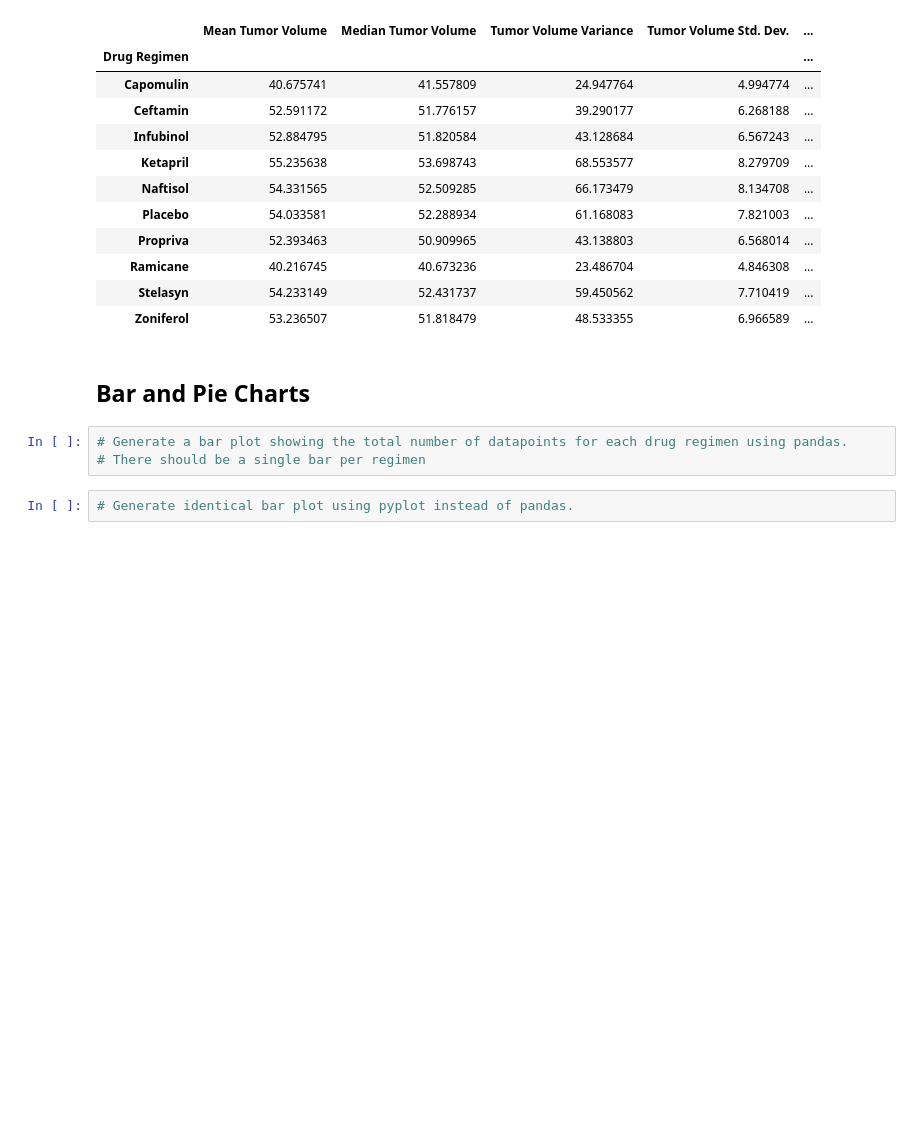
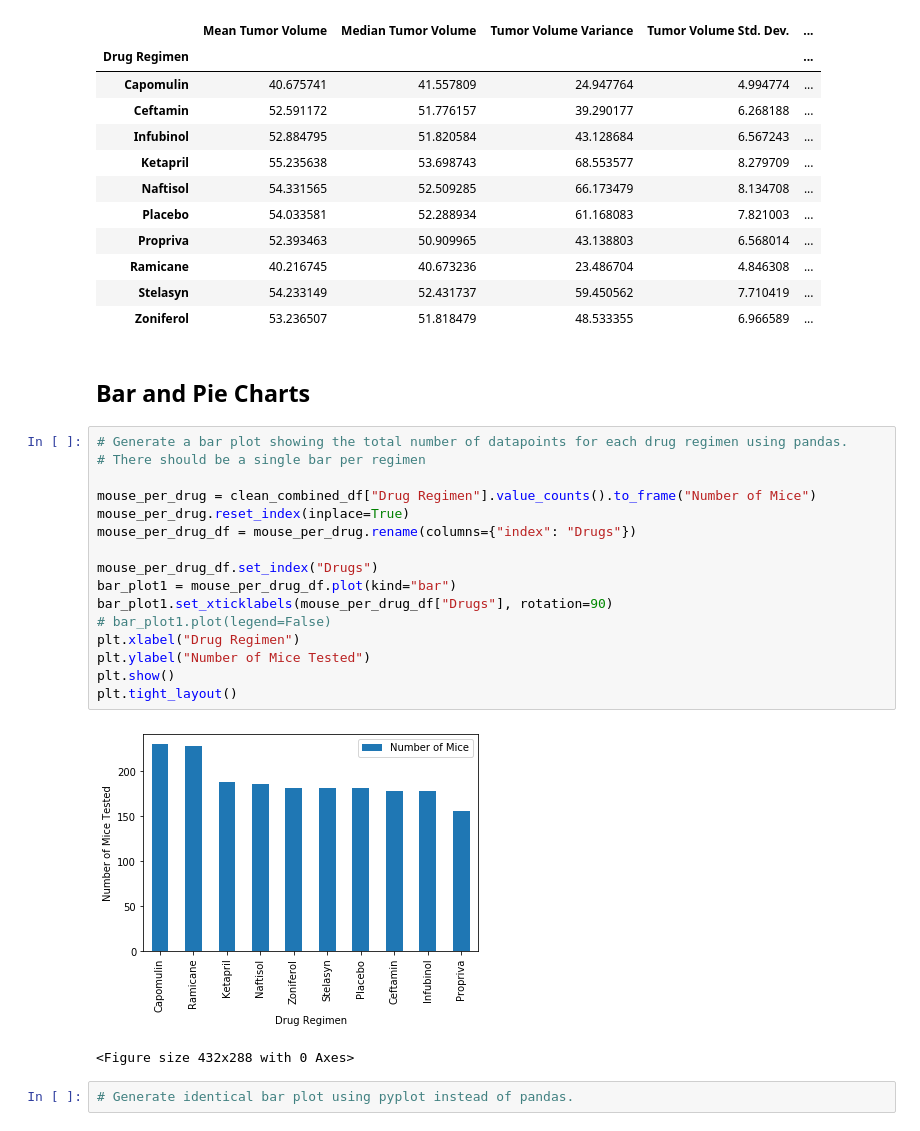
Before and after one commit to bay0624/Matplotlib-Challenge, a Jupyter notebook: pymaceuticals_starter.ipynb, the cells around one changed output. Saved outputs shown, nothing was run; the diff lists cells and outputs as text; blank space fills up the shorter version.

Commit message:
Generate Bar Plot with Pandas

```diff
--- a/pymaceuticals_starter.ipynb
+++ b/pymaceuticals_starter.ipynb
@@ -96,6 +96,22 @@ summary_stats_df
 # %%
 # Generate a bar plot showing the total number of datapoints for each drug regimen using pandas.
 # There should be a single bar per regimen
+
+mouse_per_drug = clean_combined_df["Drug Regimen"].value_counts().to_frame("Number of Mice")
+mouse_per_drug.reset_index(inplace=True)
+mouse_per_drug_df = mouse_per_drug.rename(columns={"index": "Drugs"})
+
+mouse_per_drug_df.set_index("Drugs")
+bar_plot1 = mouse_per_drug_df.plot(kind="bar")
+bar_plot1.set_xticklabels(mouse_per_drug_df["Drugs"], rotation=90)
+# bar_plot1.plot(legend=False)
+plt.xlabel("Drug Regimen")
+plt.ylabel("Number of Mice Tested")
+plt.show()
+plt.tight_layout()
+# %% [output]
+[figure, added]
+<Figure size 432x288 with 0 Axes>
 # %%
 # Generate identical bar plot using pyplot instead of pandas.
 # %%
```
